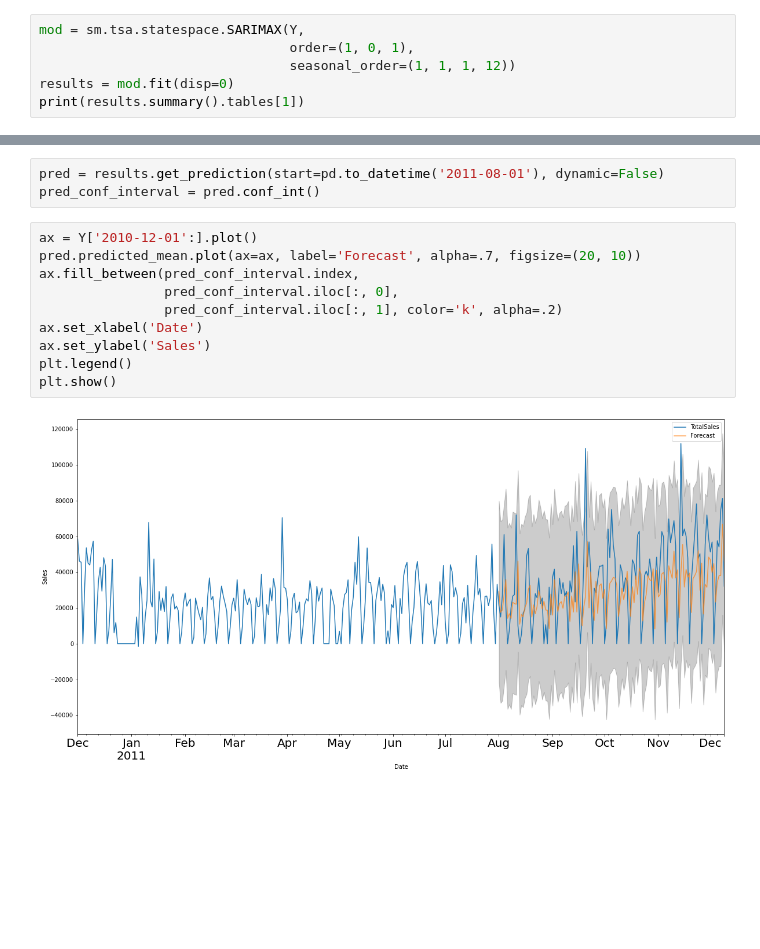
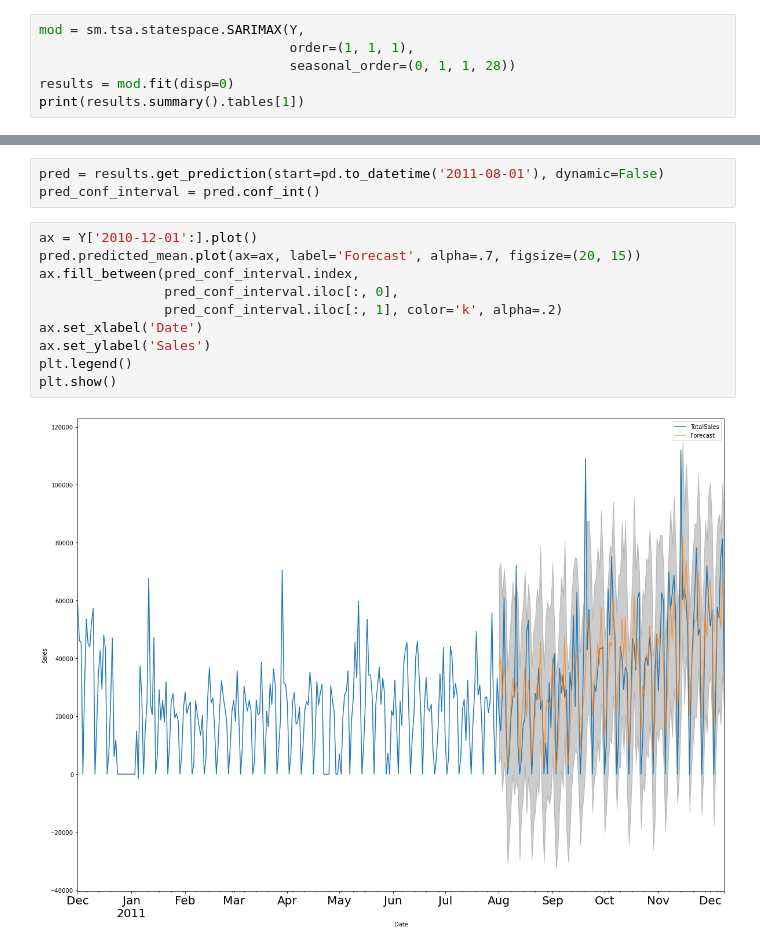
Before and after one commit to guillemvidalfite/sales-test, a Jupyter notebook: notebooks/Sales_Forecast.ipynb, the cells around one changed output, grey strips where cells are left out. Drawn from its saved outputs; the diff is of its cells as text; blank space fills up the shorter version.

```diff
--- a/notebooks/Sales_Forecast.ipynb
+++ b/notebooks/Sales_Forecast.ipynb
@@ -318,8 +319,8 @@ ARIMA(1, 0, 1)x(1, 1, 1, 12)12 - AIC:7895.831199603271
 ### Fit model (with all data) and view results
 # %%
 mod = sm.tsa.statespace.SARIMAX(Y,
-                                order=(1, 0, 1),
-                                seasonal_order=(1, 1, 1, 12))
+                                order=(1, 1, 1),
+                                seasonal_order=(0, 1, 1, 28))
 results = mod.fit(disp=0)
 print(results.summary().tables[1])
 # %% [output]
@@ -350,13 +352,13 @@ pred = results.get_prediction(start=pd.to_datetime('2011-08-01'), dynamic=False)
 pred_conf_interval = pred.conf_int()
 # %%
 ax = Y['2010-12-01':].plot()
-pred.predicted_mean.plot(ax=ax, label='Forecast', alpha=.7, figsize=(20, 10))
+pred.predicted_mean.plot(ax=ax, label='Forecast', alpha=.7, figsize=(20, 15))
 ax.fill_between(pred_conf_interval.index,
                 pred_conf_interval.iloc[:, 0],
                 pred_conf_interval.iloc[:, 1], color='k', alpha=.2)
 ax.set_xlabel('Date')
 ax.set_ylabel('Sales')
 plt.legend()
 plt.show()
 # %% [output]
-[figure, old version]
+[figure, new version]
```
Also changed, not shown: parts of 7 cells of this notebook.
